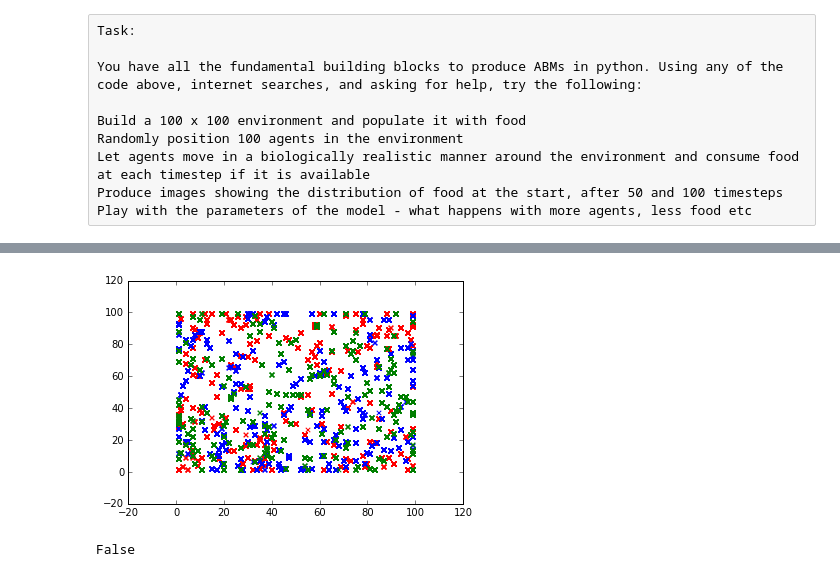
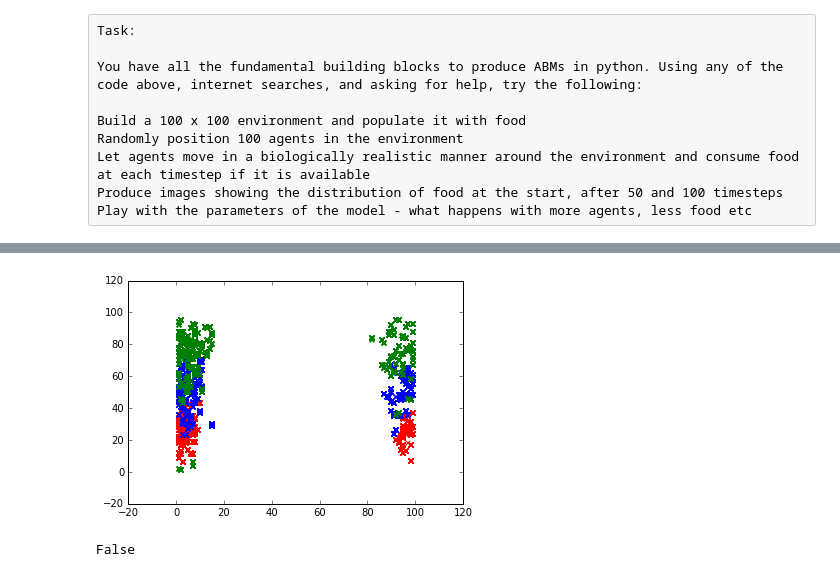
Before and after one commit to johan--/ABM_BU_2016, a Jupyter notebook: Day1_handout/PythonBasicsABM-wor.ipynb, the cells around one changed output, grey strips where cells are left out. Saved outputs shown, nothing was run; the diff lists cells and outputs as text; code cells hidden in the pictures.

```diff
--- a/Day1_handout/PythonBasicsABM-wor.ipynb
+++ b/Day1_handout/PythonBasicsABM-wor.ipynb
@@ -492,37 +494,37 @@ for time in range(100):
     for agent in range(100):
         food = env[xpos[agent],ypos[agent]]
         if food == 0:
-            xpos[agent]= xpos[agent]+randint(-9,9)
-            ypos[agent]= ypos[agent]+randint(-9,9)
+            xpos[agent]= xpos[agent]+randint(-1,1)
+            ypos[agent]= ypos[agent]+randint(-1,3)
         else:
             agent_eat[agent] += 1
             env[xpos[agent],ypos[agent]] = env[xpos[agent],ypos[agent]]-1
 
         ##### error checking - make sure it does not exceed the limits of the environment
         if xpos[agent] >= (env_size-1):
             xpos[agent] = 1
         if xpos[agent] < 1:
             xpos[agent] = (env_size-1)
         if ypos[agent] >= (env_size-1):
             ypos[agent] = 1
         if ypos[agent] < 1:
             ypos[agent] = (env_size-1)
 
         #plot at time
         if time == 25:
             env25 = numpy.array(env, copy=True)
             #plt.imshow(env)
             plt.scatter(xpos,ypos, color='red', label='25 seconds', marker='x')
         if time == 50:
             env50 = numpy.array(env, copy=True)
             #plt.imshow(env)
             plt.scatter(xpos,ypos, color='blue', label='50 seconds', marker='x')
         if time == 75:
             env75 = numpy.array(env, copy=True)
             #plt.imshow(env)
             plt.scatter(xpos,ypos, color='green', label='75 seconds', marker='x')
 # %% [output]
-[figure, old version]
+[figure, new version]
 # %%
 #plt.imshow(env)
 #plt.title('food remaining')
```
Also changed, not shown: parts of 1 cell of this notebook.
